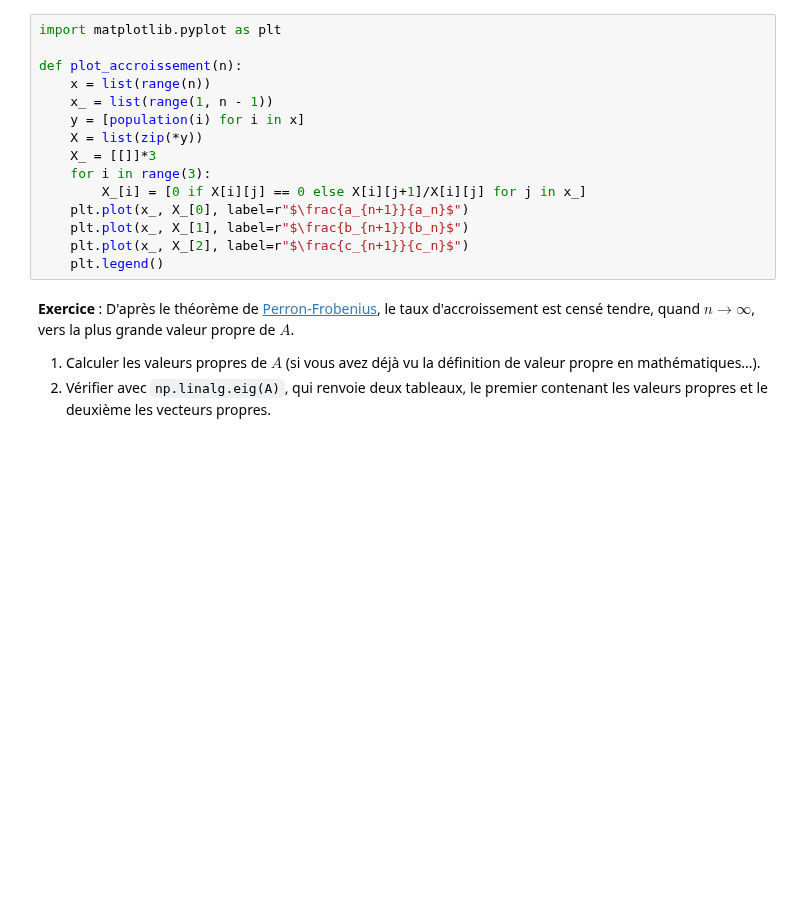
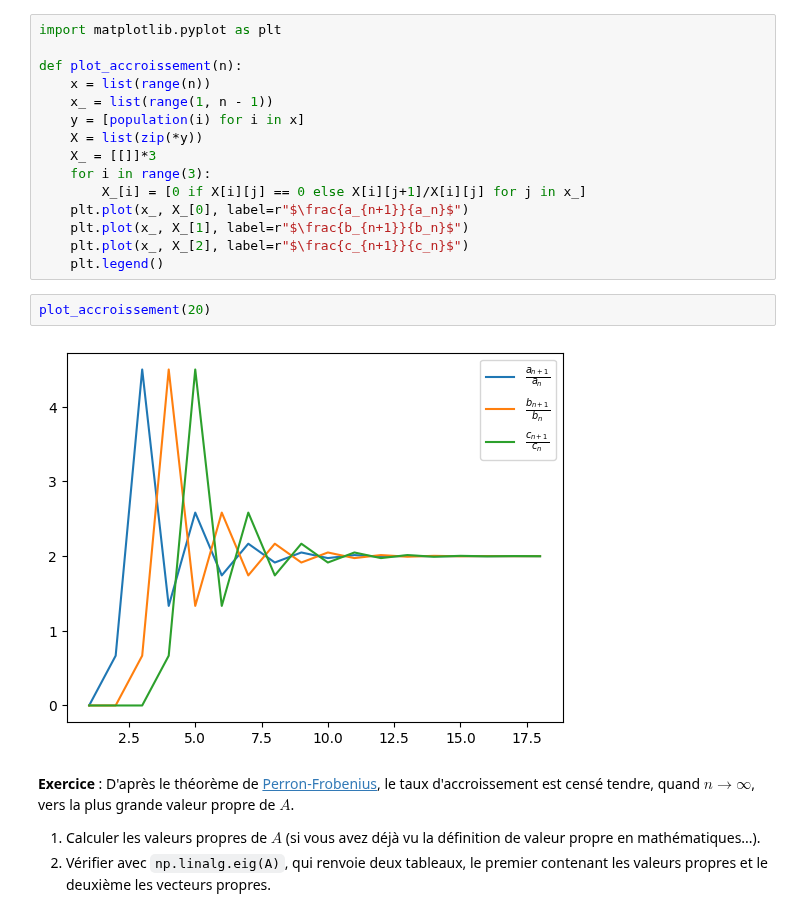
Before and after one commit to cpge-itc/bcpst2, a Jupyter notebook: files/4_population/population.ipynb, the cells around one changed output. Drawn from its saved outputs; the diff is of its cells as text; blank space fills up the shorter version.

```diff
--- a/files/4_population/population.ipynb
+++ b/files/4_population/population.ipynb
@@ -166,6 +263,10 @@ def plot_accroissement(n):
     plt.plot(x_, X_[1], label=r"$\frac{b_{n+1}}{b_n}$")
     plt.plot(x_, X_[2], label=r"$\frac{c_{n+1}}{c_n}$")
     plt.legend()
+# %%
+plot_accroissement(20)
+# %% [output]
+[figure, added]
 # %% [markdown]
 **Exercice** : D'après le théorème de [Perron-Frobenius](https://fr.wikipedia.org/wiki/Th%C3%A9or%C3%A8me_de_Perron-Frobenius), le taux d'accroissement est censé tendre, quand $n \longrightarrow \infty$, vers la plus grande valeur propre de $A$.
 1. Calculer les valeurs propres de $A$ (si vous avez déjà vu la définition de valeur propre en mathématiques...).
```
Also changed, not shown: parts of 14 cells of this notebook.
